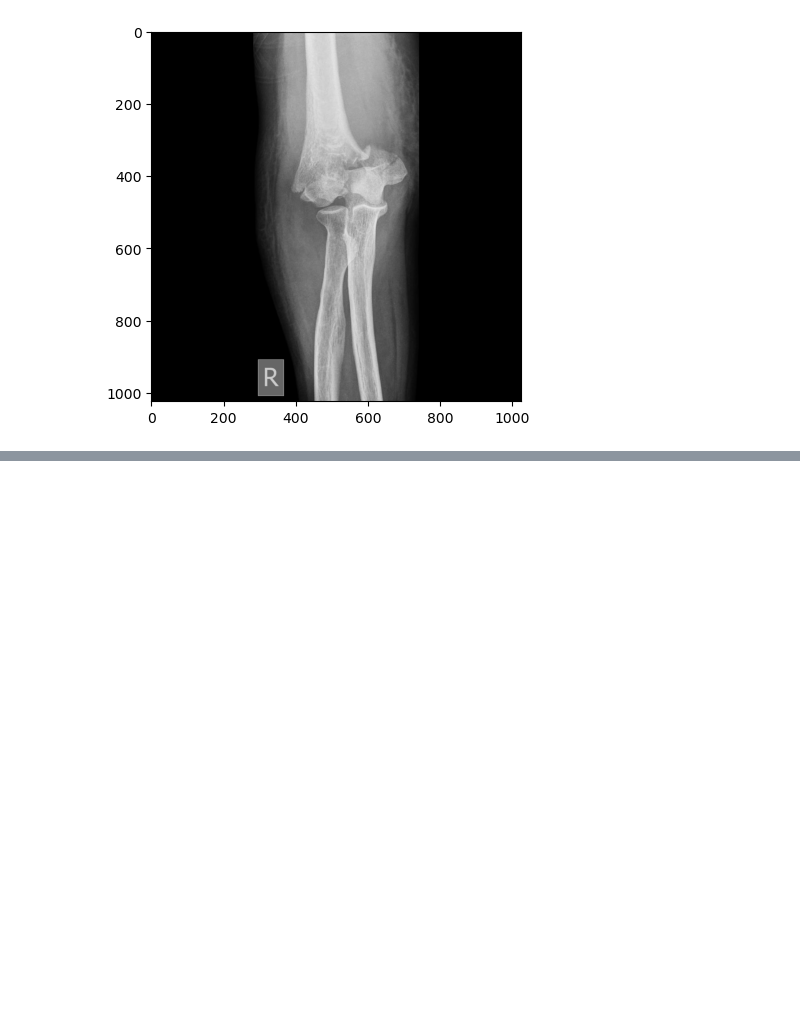
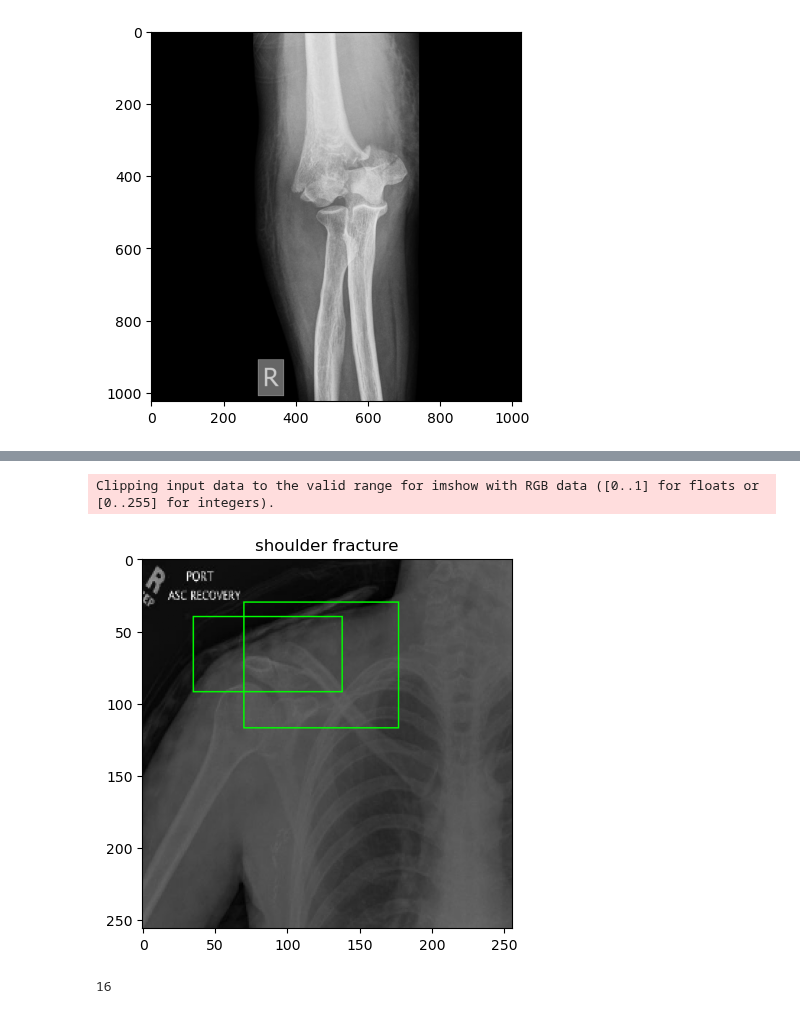
Before and after one commit to vanslykeaudio/SpringBoardDataScience, a Jupyter notebook: Capstone_Project_2/Captsone Project2 - Data Cleaning.ipynb, the cells around one changed output, grey strips where cells are left out. Saved outputs shown, nothing was run; the diff lists cells and outputs as text; code cells hidden in the pictures; blank space fills up the shorter version.

```diff
--- a/Capstone_Project_2/Captsone Project2 - Data Cleaning.ipynb
+++ b/Capstone_Project_2/Captsone Project2 - Data Cleaning.ipynb
@@ -63,0 +151,23 @@ plt.show()
+# %%
+trainset=FractureData(train_dir_path, train_img_paths, train_target_paths, augs)
+trainloader=torch.utils.data.DataLoader(trainset,batch_size=BS,collate_fn=trainset.collate_fn)
+# %%
+for image,target in trainloader:
+    break
+img, tar = image[10].permute(1,2,0).numpy(), target[10]
+
+for bbox in tar['boxes']:
+    xmin,ymin,xmax,ymax=bbox[0].item(), bbox[1].item(), bbox[2].item(), bbox[3].item()
+    sp,ep=(xmin,ymin),(xmax,ymax)
+    cv2.rectangle(img,sp,ep,(0,255,0),1)
+
+plt.imshow(img)
+plt.title(l2c[tar['labels'][0].item()])
+plt.show()
+# %% [output]
+Clipping input data to the valid range for imshow with RGB data ([0..1] for floats or [0..255] for integers).
+[figure, added]
+# %%
+len(image)
+# %% [output]
+16
```
Also changed, not shown: parts of 5 cells of this notebook.
